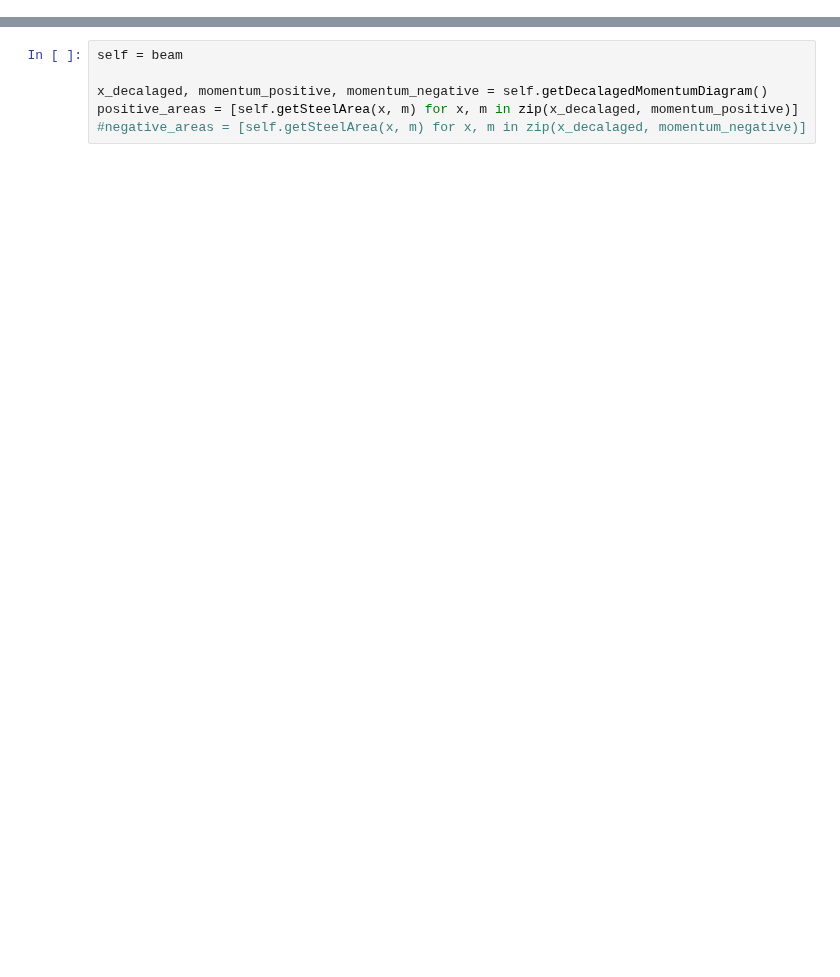
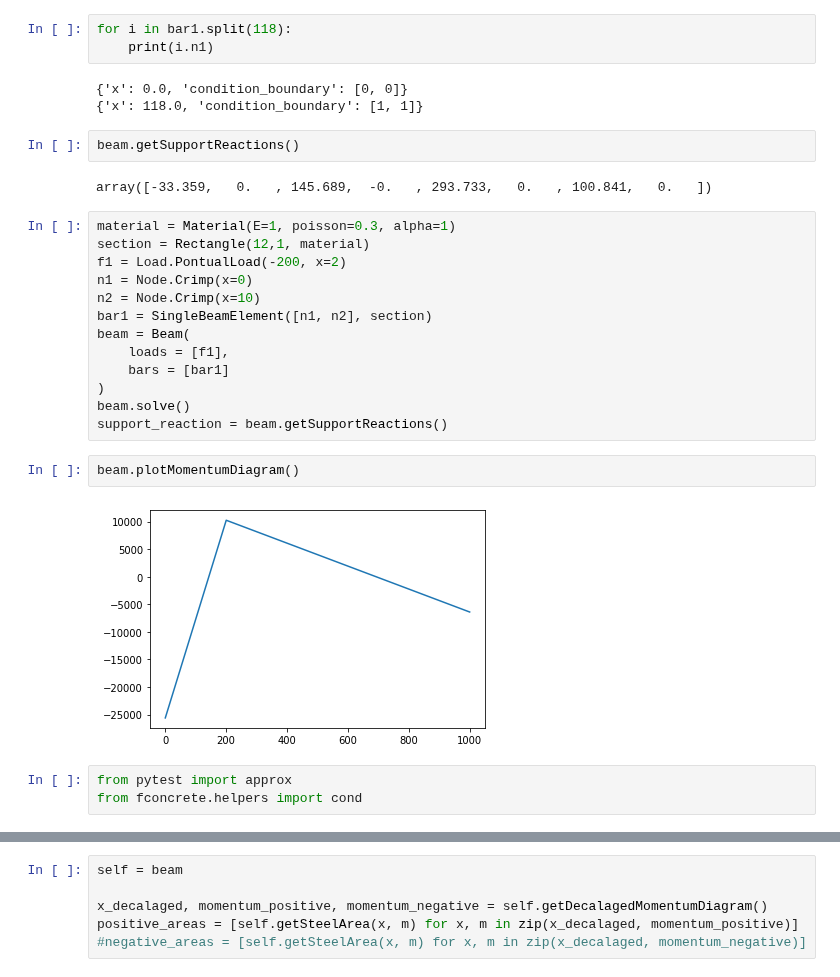
Before and after one commit to luisggc/FConcrete, a Jupyter notebook: jupyter/Hiper.ipynb, the cells around one changed output, grey strips where cells are left out. Drawn from its saved outputs; the diff is of its cells as text; blank space fills up the shorter version.

```diff
--- a/jupyter/Hiper.ipynb
+++ b/jupyter/Hiper.ipynb
@@ -130,0 +94,30 @@ plt.show()
+# %%
+for i in bar1.split(118):
+    print(i.n1)
+# %% [output]
+{'x': 0.0, 'condition_boundary': [0, 0]}
+{'x': 118.0, 'condition_boundary': [1, 1]}
+# %%
+beam.getSupportReactions()
+# %% [output]
+array([-33.359,   0.   , 145.689,  -0.   , 293.733,   0.   , 100.841,   0.   ])
+# %%
+material = Material(E=1, poisson=0.3, alpha=1)
+section = Rectangle(12,1, material)
+f1 = Load.PontualLoad(-200, x=2)
+n1 = Node.Crimp(x=0)
+n2 = Node.Crimp(x=10)
+bar1 = SingleBeamElement([n1, n2], section)
+beam = Beam(
+    loads = [f1],
+    bars = [bar1]
+)
+beam.solve()
+support_reaction = beam.getSupportReactions()
+# %%
+beam.plotMomentumDiagram()
+# %% [output]
+[figure, added]
+# %%
+from pytest import approx
+from fconcrete.helpers import cond
```
Also changed, not shown: parts of 34 cells of this notebook, 4 other files.
